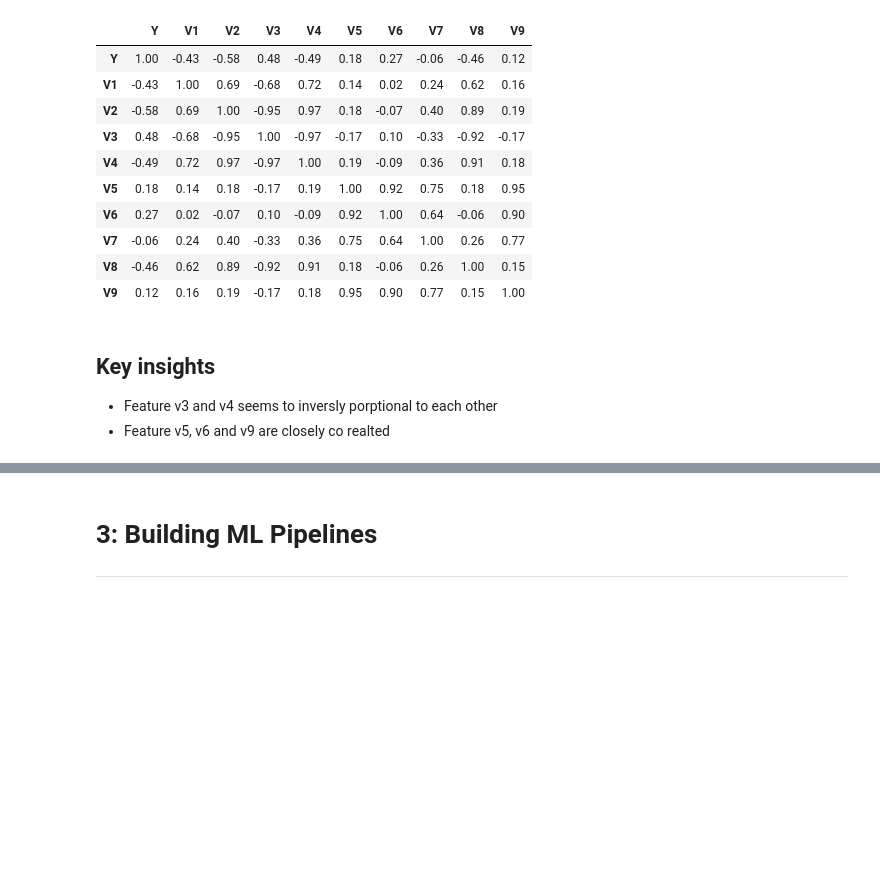
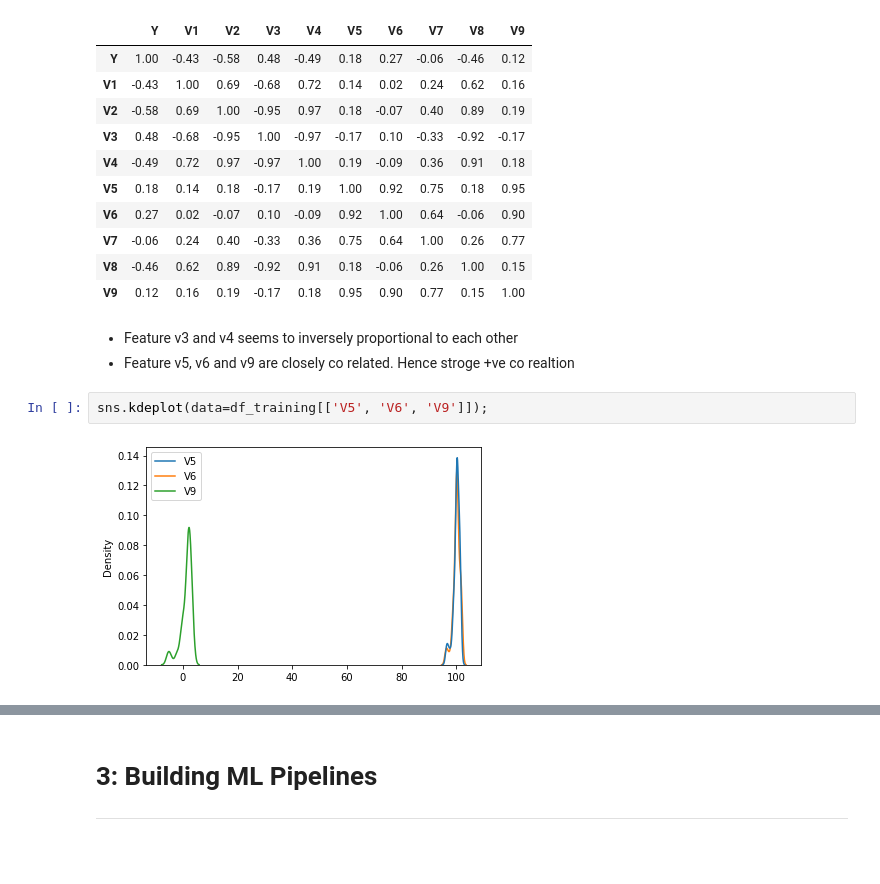
Before and after one commit to hargurjeet/hpe, a Jupyter notebook: Problem_2_hpe.ipynb, the cells around one changed output, grey strips where cells are left out. Saved outputs shown, nothing was run; the diff lists cells and outputs as text; blank space fills up the shorter version.

```diff
--- a/Problem_2_hpe.ipynb
+++ b/Problem_2_hpe.ipynb
@@ -185,7 +191,9 @@ corr.style.background_gradient(cmap='coolwarm').set_precision(2)
 | V8 | -0.46 | 0.62 | 0.89 | -0.92 | 0.91 | 0.18 | -0.06 | 0.26 | 1.00 | 0.15 |
 | V9 | 0.12 | 0.16 | 0.19 | -0.17 | 0.18 | 0.95 | 0.90 | 0.77 | 0.15 | 1.00 |
 # %% [markdown]
-## Key insights
-
-- Feature v3 and v4 seems to inversly porptional to each other
-- Feature v5, v6 and v9 are closely co realted
+- Feature v3 and v4 seems to inversely proportional to each other
+- Feature v5, v6 and v9 are closely co related. Hence stroge +ve co realtion
+# %%
+sns.kdeplot(data=df_training[['V5', 'V6', 'V9']]);
+# %% [output]
+[figure, added]
```
Also changed, not shown: parts of 8 cells of this notebook.
